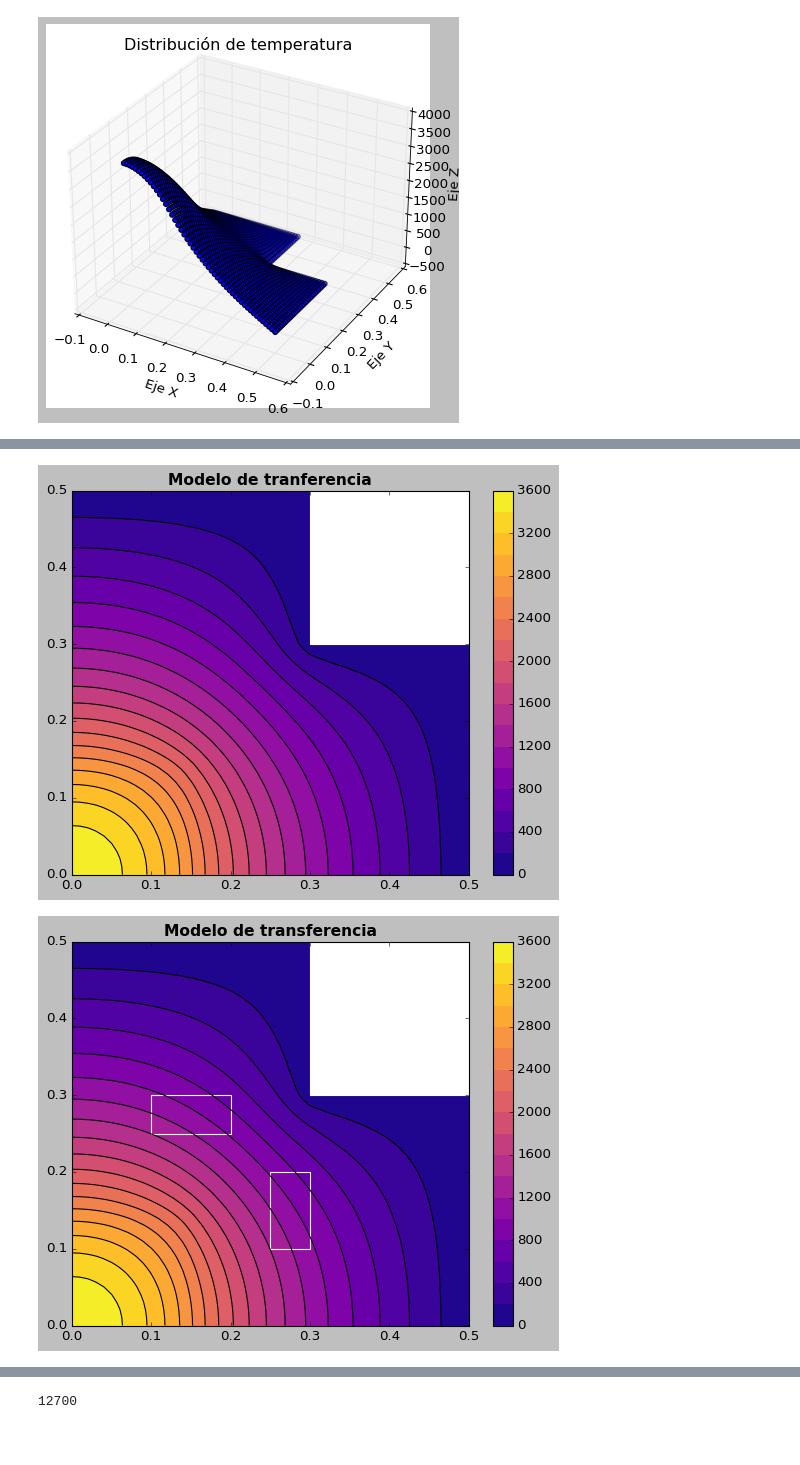
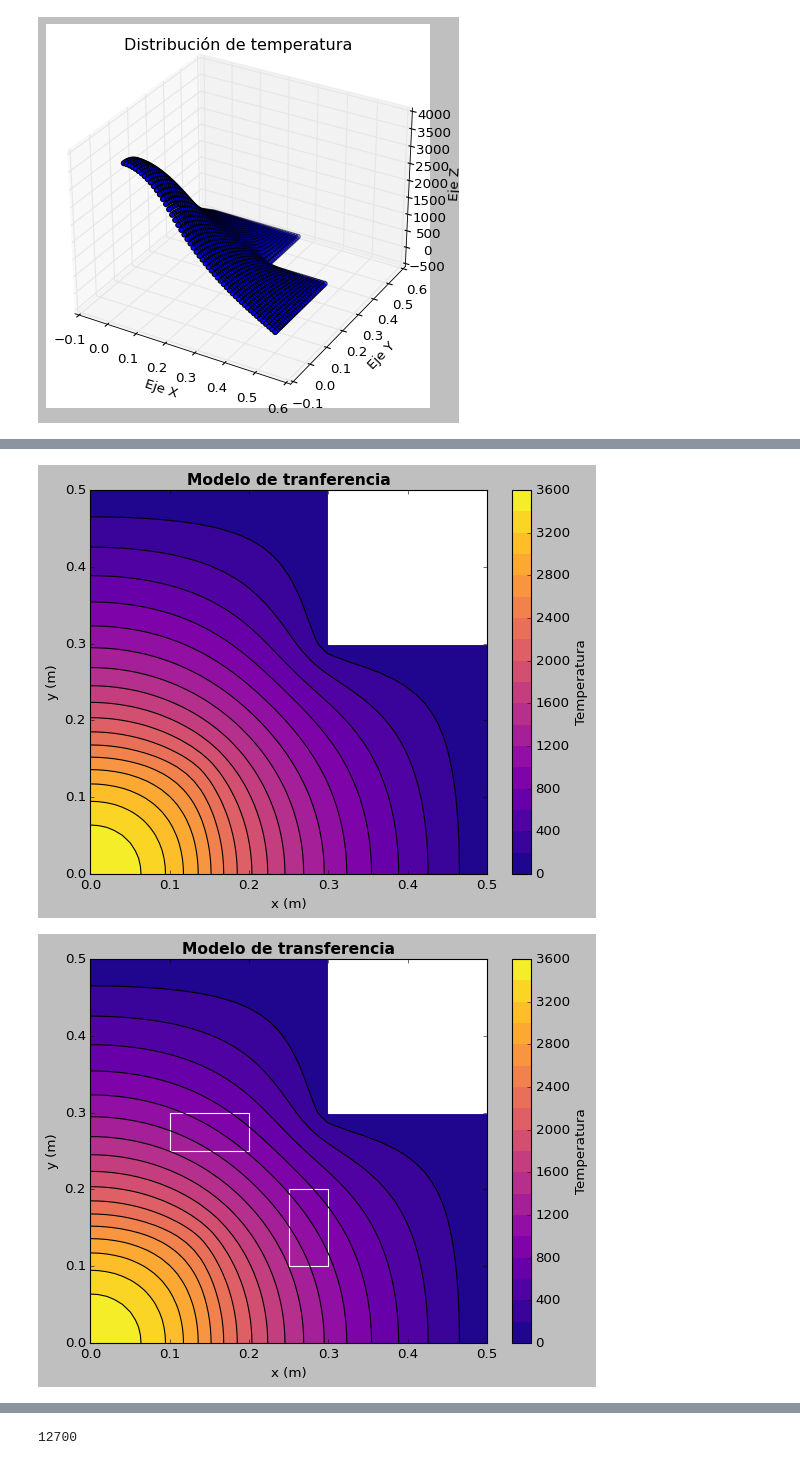
Before and after one commit to DuneV/Termofluidos-II, a Jupyter notebook: Termo.ipynb, the cells around one changed output, grey strips where cells are left out. Cells and saved outputs as stored; diff of their text form; code cells hidden in the pictures.

```diff
--- a/Termo.ipynb
+++ b/Termo.ipynb
@@ -594,36 +598,40 @@ y_min, y_max = 0.30, 0.5  # Ejemplo de rango de coordenada Y
 rect = Rectangle((x_min, y_min), x_max - x_min, y_max - y_min, fill=True, color='white')
 level = 20
 tcf = plt.tricontourf(info['X'], info['Y'], temperatura,levels=level, linewidths=0.5, cmap='plasma')
-plt.colorbar(tcf)
+plt.colorbar(tcf, label='Temperatura')
 contorno_lines = plt.tricontour(X, Y, temperatura,levels=level, colors='k', linewidths=1)
 # plt.clabel(tcf, fmt='%2.1f', colors='w', fontsize=14)
 plt.title('Modelo de tranferencia',
           fontsize=14, fontweight='bold')
 # Agrega el cuadrado al gráfico
+plt.xlabel('x (m)')
+plt.ylabel('y (m)')
 plt.gca().add_patch(rect)
 plt.show()
 # %% [output]
-[figure, old version]
+[figure, new version]
 # %%
 temperatura = info['Temp']
 # Define las coordenadas y tamaños de los dos cuadrados
 cuadrado1 = Rectangle((0.25, 0.1), 0.05, 0.1, fill=False, color='white')
 cuadrado2 = Rectangle((0.1, 0.25), 0.1, 0.05, fill=False, color='white')
 x_min, x_max = 0.30, 0.5  # Ejemplo de rango de coordenada X
 y_min, y_max = 0.30, 0.5  # Ejemplo de rango de coordenada Y
 rect = Rectangle((x_min, y_min), x_max - x_min, y_max - y_min, fill=True, color='white')
 level = 20
 tcf = plt.tricontourf(info['X'], info['Y'], temperatura, levels=level, linewidths=0.5, cmap='plasma')
-plt.colorbar(tcf)
+plt.colorbar(tcf, label='Temperatura')
 contorno_lines = plt.tricontour(info['X'], info['Y'], temperatura, levels=level, colors='k', linewidths=1)
 # Agrega los cuadrados al gráfico
 plt.gca().add_patch(cuadrado1)
 plt.gca().add_patch(cuadrado2)
+plt.xlabel('x (m)')
+plt.ylabel('y (m)')
 plt.title('Modelo de transferencia', fontsize=14, fontweight='bold')
 plt.gca().add_patch(rect)
 plt.show()
 # %% [output]
-[figure, old version]
+[figure, new version]
 # %%
 # Convierte coordenadas x e y a coordenadas polares
 r = np.sqrt(info['X']**2 + info['Y']**2)
```
Also changed, not shown: parts of 3 cells of this notebook.
